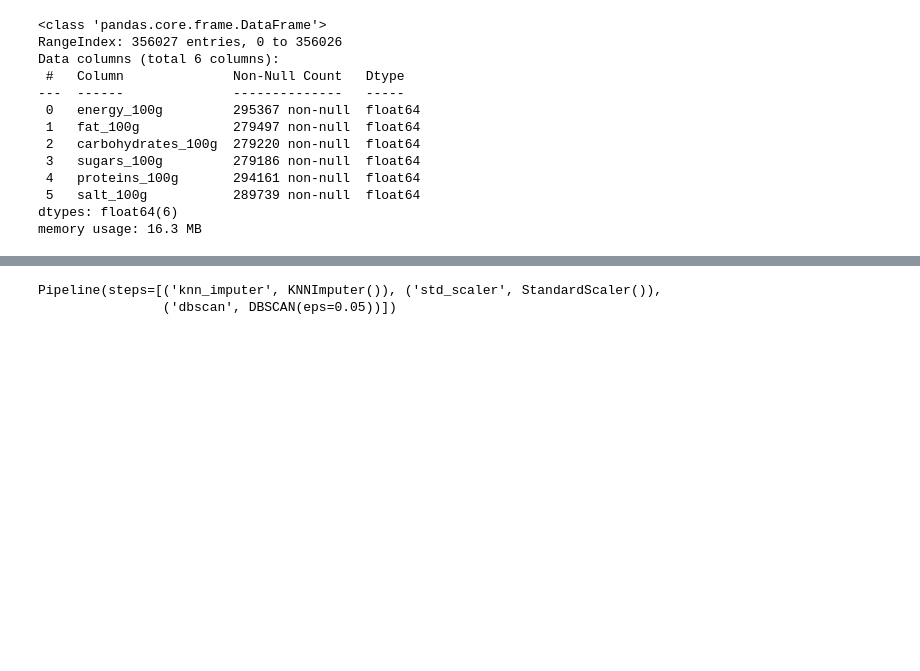
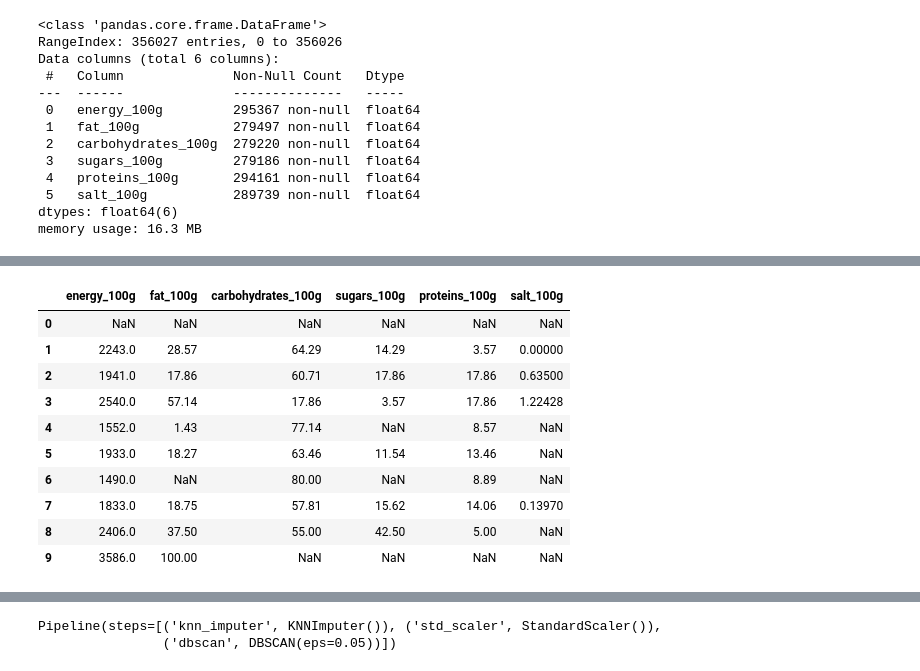
Before and after one commit to bastrob/TP_OPENFOODFACT_YNOV, a Jupyter notebook: Untitled.ipynb, the cells around one changed output, grey strips where cells are left out. Saved outputs shown, nothing was run; the diff lists cells and outputs as text; code cells hidden in the pictures; blank space fills up the shorter version.

```diff
--- a/Untitled.ipynb
+++ b/Untitled.ipynb
@@ -750,0 +703,16 @@ memory usage: 16.3 MB
+# %%
+tt = df_unsupervised[['energy_100g','fat_100g', 'carbohydrates_100g', 'sugars_100g', 'proteins_100g','salt_100g']]
+tt = tt.head(10)
+tt
+# %% [output]
+|  | energy_100g | fat_100g | carbohydrates_100g | sugars_100g | proteins_100g | salt_100g |
+| 0 | NaN | NaN | NaN | NaN | NaN | NaN |
+| 1 | 2243.0 | 28.57 | 64.29 | 14.29 | 3.57 | 0.00000 |
+| 2 | 1941.0 | 17.86 | 60.71 | 17.86 | 17.86 | 0.63500 |
+| 3 | 2540.0 | 57.14 | 17.86 | 3.57 | 17.86 | 1.22428 |
+| 4 | 1552.0 | 1.43 | 77.14 | NaN | 8.57 | NaN |
+| 5 | 1933.0 | 18.27 | 63.46 | 11.54 | 13.46 | NaN |
+| 6 | 1490.0 | NaN | 80.00 | NaN | 8.89 | NaN |
+| 7 | 1833.0 | 18.75 | 57.81 | 15.62 | 14.06 | 0.13970 |
+| 8 | 2406.0 | 37.50 | 55.00 | 42.50 | 5.00 | NaN |
+| 9 | 3586.0 | 100.00 | NaN | NaN | NaN | NaN |
```
Also changed, not shown: parts of 48 cells of this notebook, 2 other files.
